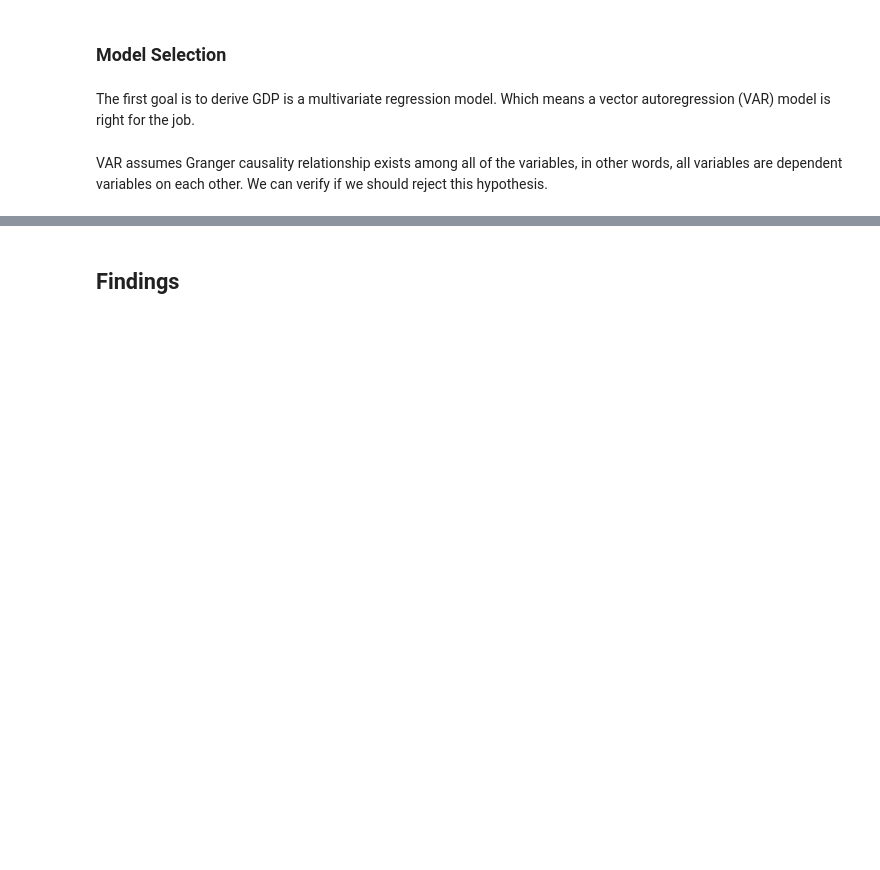
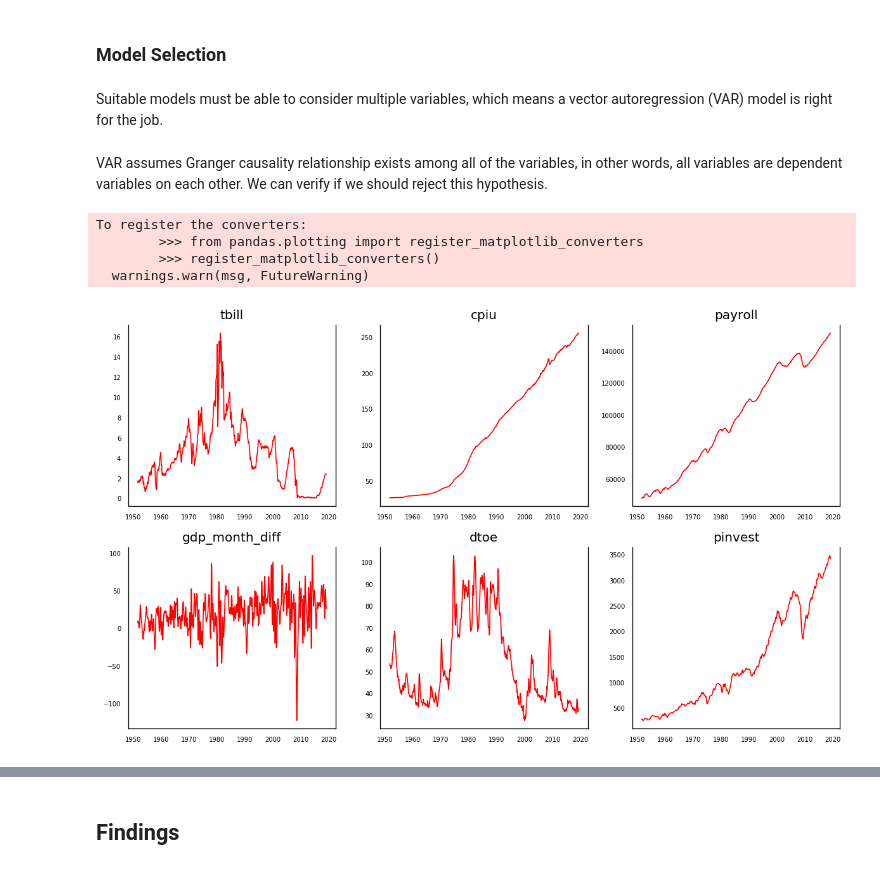
Before and after one commit to jiajunyuan/python-recession-forecaster, a Jupyter notebook: recession_predictor.ipynb, the cells around one changed output, grey strips where cells are left out. Drawn from its saved outputs; the diff is of its cells as text; code cells hidden in the pictures; blank space fills up the shorter version.

```diff
--- a/recession_predictor.ipynb
+++ b/recession_predictor.ipynb
@@ -275,2 +214,0 @@ f_pinvest = f_pinvest.to_frame().reset_index()
-# %%
-f_pinvest.loc[:,'pinvest'] = f_pinvest.loc[:,'pinvest'] / f_gdp.loc[:,'gdp']
@@ -317,21 +261,27 @@ f_vars.isnull().sum()
 # %% [markdown]
 ### Model Selection
 # %% [markdown]
-The first goal is to derive GDP is a multivariate regression model. Which means a vector autoregression (VAR) model is right for the job.
+Suitable models must be able to consider multiple variables, which means a vector autoregression (VAR) model is right for the job.
 # %% [markdown]
 VAR assumes Granger causality relationship exists among all of the variables, in other words, all variables are dependent variables on each other. We can verify if we should reject this hypothesis.
 # %%
-fig, axes = plt.subplots(nrows=3, ncols=2, dpi=120, figsize=(10,6))
+fig, axes = plt.subplots(nrows=2, ncols=3, dpi=120, figsize=(10,6))
 for col, ax in enumerate(axes.flatten()):
     ax.plot(f_vars[f_vars.columns[col]], color='red', linewidth=1)
     # Decorations
     ax.set_title(f_vars.columns[col])
     ax.xaxis.set_ticks_position('none')
     ax.yaxis.set_ticks_position('none')
     ax.spines['top'].set_alpha(0)
     ax.tick_params(labelsize=6)
 
 plt.tight_layout()
+# %% [output]
+To register the converters:
+        >>> from pandas.plotting import register_matplotlib_converters
+        >>> register_matplotlib_converters()
+  warnings.warn(msg, FutureWarning)
+[figure, added]
 # %%
 plt.figure(figsize = (10,5))
 ax = sb.heatmap(f_vars.corr(), xticklabels=f_vars.columns.values, yticklabels=f_vars.columns.values, annot=True, annot_kws={'size':12})
```
Also changed, not shown: parts of 45 cells of this notebook.
